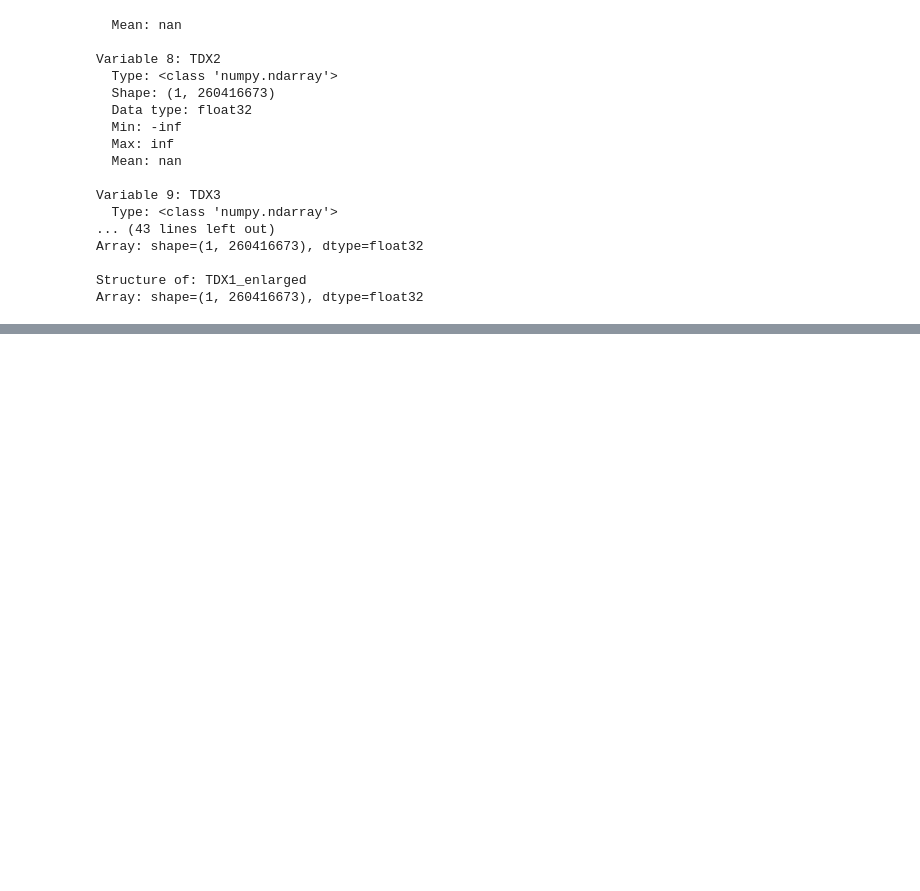
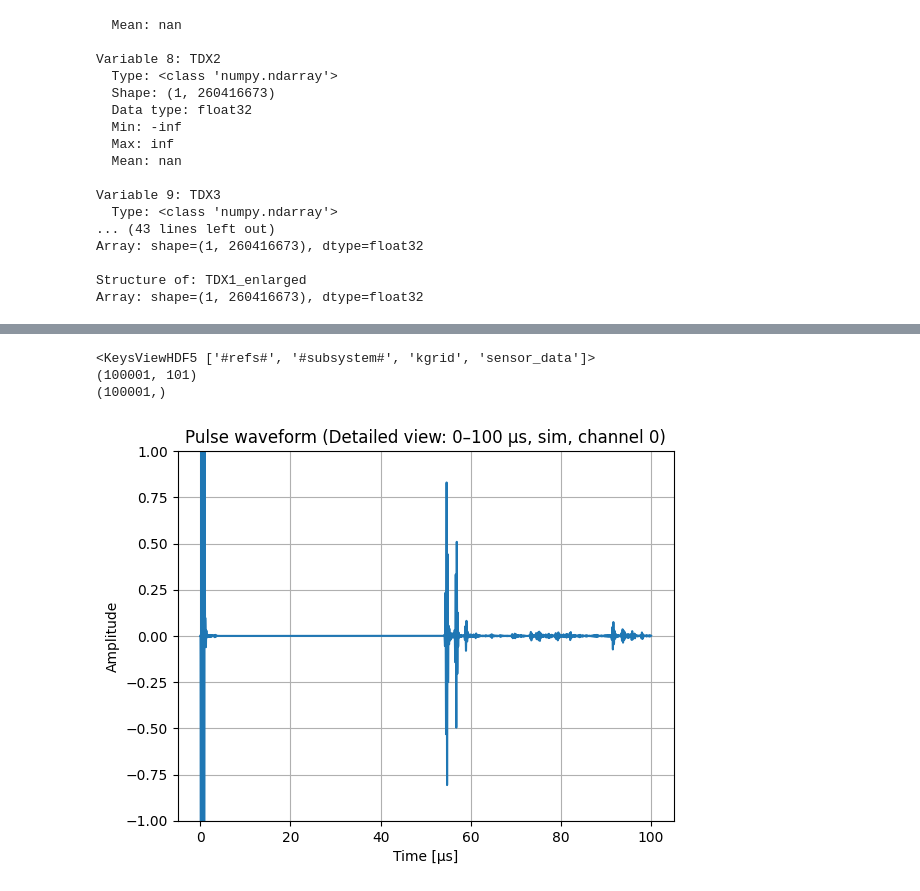
Before and after one commit to yymgc2003/psdata2matlab, a Jupyter notebook: signalanalysis_linux.ipynb, the cells around one changed output, grey strips where cells are left out. Drawn from its saved outputs; the diff is of its cells as text; code cells hidden in the pictures; blank space fills up the shorter version.

Commit message:
updated source codes and uploaded initial pulse, though failed

```diff
--- a/signalanalysis_linux.ipynb
+++ b/signalanalysis_linux.ipynb
@@ -119,0 +197,34 @@ Pulse shape: (5208,)
+# %%
+file_path = "/home/smatsubara/documents/airlift/data/simulation/rawsignal/solid12.mat"
+import numpy as np
+import matplotlib.pyplot as plt
+import h5py
+sim_signal=h5py.File(file_path, 'r')
+print(sim_signal.keys())
+sensor_data=sim_signal['sensor_data']
+print(sensor_data.shape)
+fs = 1/(100e-6) *len(sensor_data[:,16])
+N_sim=len(sensor_data[:,16])
+t_sim = np.arange(N_sim) *1e-3
+print(t_sim.shape)
+condition="sim"
+# Plot the signal in detail from 50 μs to 90 μs
+start_time_us = 0  # Start
+end_time_us = 100   # End
+
+# Find the indices corresponding to the desired time window
+start_idx = np.searchsorted(t_sim, start_time_us)
+end_idx = np.searchsorted(t_sim, end_time_us)
+
+plt.plot(t_sim[start_idx:end_idx], sensor_data[start_idx:end_idx, 16]*0.4e-4)
+plt.title(f"Pulse waveform (Detailed view: {start_time_us}–{end_time_us} μs, {condition}, channel 0)")
+plt.xlabel("Time [μs]")
+plt.ylabel("Amplitude")
+plt.ylim(-1, 1)
+plt.grid(True)
+plt.show()
+# %% [output]
+<KeysViewHDF5 ['#refs#', '#subsystem#', 'kgrid', 'sensor_data']>
+(100001, 101)
+(100001,)
+[figure, added]
```
Also changed, not shown: parts of 5 cells of this notebook, 2 other files.
